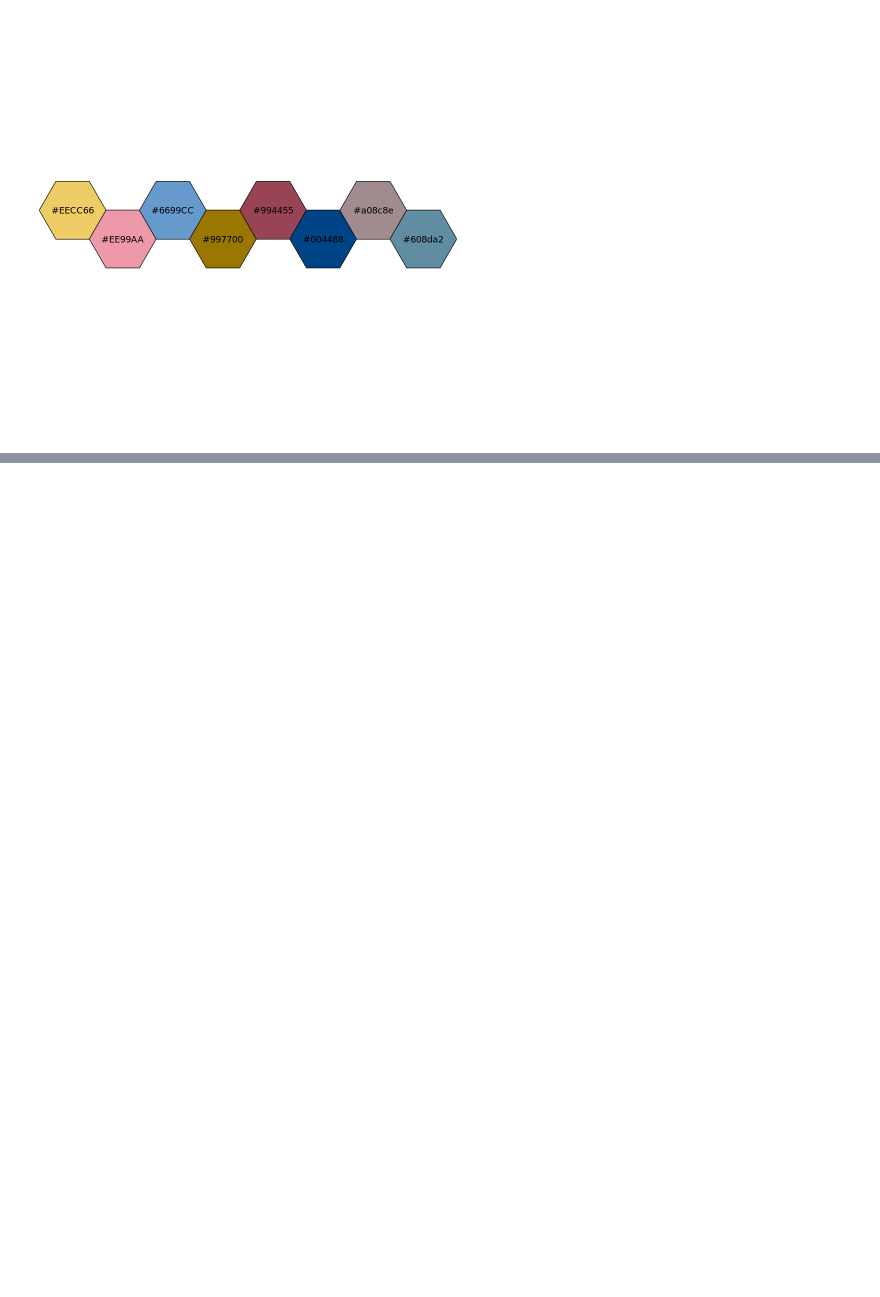
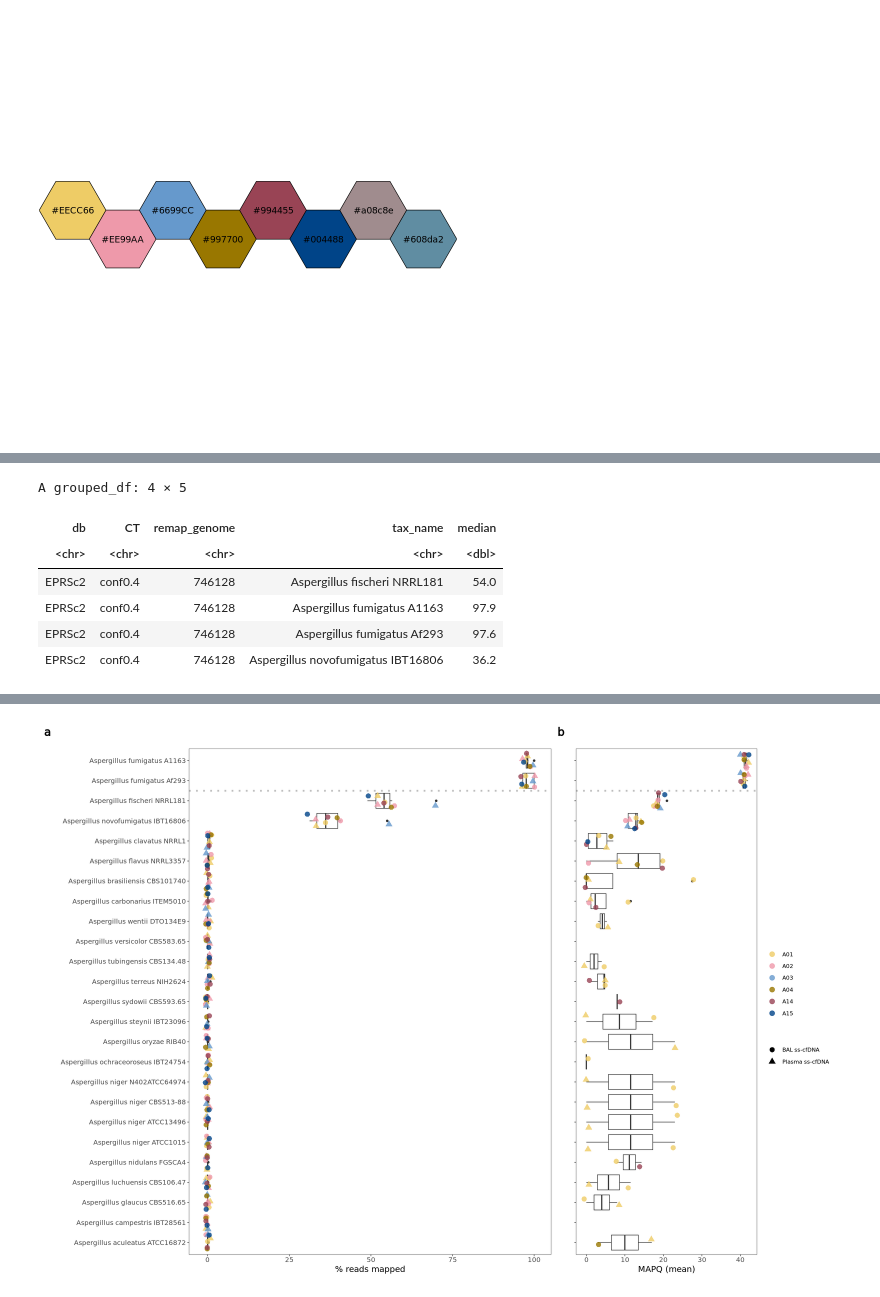
Before and after one commit to AEWesdorp/cfSPI, a Jupyter notebook: figures/Suppl_Figures/Suppl_Fig.14&15_remapping_Aspergillus.ipynb, the cells around one changed output, grey strips where cells are left out. Drawn from its saved outputs; the diff is of its cells as text; code cells hidden in the pictures; blank space fills up the shorter version.

```diff
--- a/figures/Suppl_Figures/Suppl_Fig.14&15_remapping_Aspergillus.ipynb
+++ b/figures/Suppl_Figures/Suppl_Fig.14&15_remapping_Aspergillus.ipynb
@@ -254,7 +301,7 @@ data_all_Asp <- bam_all_Asp %>%
               prct_mapped = n_mapped/n*100, mean_mapq = mean(na.rm = TRUE, mapq), .groups = "keep") %>%
     mutate(origin = ifelse(grepl(x = sample, pattern = "Basp"), yes = "BAL ss-cfDNA", no =
                     ifelse(grepl(x = sample, pattern = "Pasp"), yes = "Plasma ss-cfDNA", no = "HELP"))) %>%
-    mutate(tax_name = gsub(tax_name, pattern = "(?<=[a-z])([A-Z])", replacement = " ", perl = TRUE))  %>%
+    mutate(tax_name = gsub(tax_name, pattern = "(?<=[a-z])(?=[A-Z])", replacement = " ", perl = TRUE))  %>%
     mutate(sample_short = str_sub(sample, 1, 3)) %>%
     filter(sample %in% pos_samples) %>%
     mutate(sample = factor(sample, levels = pos_samples))
@@ -262,25 +309,28 @@ data_all_Asp <- bam_all_Asp %>%
 plot_prct_Asp <- data_all_Asp %>%
     ggplot() +
         geom_boxplot(aes(x = prct_mapped, y = reorder(tax_name, prct_mapped, FUN = median))) +
-        geom_point(aes(x = prct_mapped, y = reorder(tax_name, prct_mapped, FUN = median),
-                       col = sample_short, shape = origin), size = 5) +
+        geom_jitter(aes(x = prct_mapped, y = reorder(tax_name, prct_mapped, FUN = median),
+                       col = sample_short, shape = origin), size = 4, width=0.7) +
+        geom_hline(yintercept = 23.5, linetype = "dotted", linewidth = 1.5, color = "grey") +
         theme_bw() +
         xlab("% reads mapped") + ylab("") +
         ggtitle("") +
-        scale_color_manual(values = alpha(c(colors_mc), alpha = 0.5), na.value = NA, na.translate=FALSE) +
-        labs(colour="", shape = "") +
-        geom_rect(aes(xmin = -Inf, xmax = Inf, ymin = -Inf, ymax = 23.5), fill = "#F8F8F8", alpha = 0.01)
+        scale_color_manual(values = alpha(c(colors_mc), alpha = 0.8), na.value = NA, na.translate=FALSE) +
+        labs(colour="", shape = "") #+
+        #geom_rect(aes(xmin = -Inf, xmax = Inf, ymin = -Inf, ymax = 23.5), fill = "#F8F8F8", alpha = 0.01)
 
 plot_meanMAPQ_Asp <- data_all_Asp %>%
     ggplot() +
         geom_boxplot(aes(x = mean_mapq, y = reorder(tax_name, prct_mapped, FUN = median))) +
-        geom_point(aes(x = mean_mapq, y = reorder(tax_name, prct_mapped, FUN = median),
-                       col = sample_short, shape = origin), size = 5) +
+        geom_jitter(aes(x = mean_mapq, y = reorder(tax_name, prct_mapped, FUN = median),
+                       col = sample_short, shape = origin), size = 4, width=0.7) +
+        geom_hline(yintercept = 23.5, linetype = "dotted", linewidth = 1.5, color = "grey") +
         theme_bw() +
         xlab("MAPQ (mean)") + ylab("") +
-        scale_color_manual(values = alpha(c(colors_mc), alpha = 0.5), na.value = NA, na.translate=FALSE) +
+
+        scale_color_manual(values = alpha(c(colors_mc), alpha = 0.8), na.value = NA, na.translate=FALSE) +
         labs(colour="", shape = "") +
-        geom_rect(aes(xmin = -Inf, xmax = Inf, ymin = -Inf, ymax = 23.5), fill = "#F8F8F8", alpha = 0.01) +
+        #geom_rect(aes(xmin = -Inf, xmax = Inf, ymin = -Inf, ymax = 23.5), fill = "#F8F8F8", alpha = 0.01) +
         theme(axis.text.y = element_blank()) + guides(col = FALSE, shape = FALSE)
 
 data_all_Asp %>%
@@ -288,17 +338,28 @@ data_all_Asp %>%
     summarise(median = round(median(prct_mapped), digits = 1), .groups = "keep") %>%
     filter(median > 10)
 
-options(repr.plot.width=20, repr.plot.height=10)
-SuplFig14 <- plot_prct_Asp + plot_meanMAPQ_Asp +
+options(repr.plot.width=20, repr.plot.height=14)
+SuplFig14 <-
+    (plot_prct_Asp + labs(tag = "a")) +
+    (plot_meanMAPQ_Asp + labs(tag = "b")) +
     plot_layout(guides = "collect", widths = c(2,1)) &
     theme(legend.key.size = unit(0.75, 'cm'), legend.key.height = unit(0.75, 'cm'), legend.key.width = unit(0.75, 'cm'),
         text = element_text(size = 15), legend.text = element_text(size = 10, colour = "black"),
         plot.title = element_text(size = 15, face = "bold"),
-        panel.grid = element_line(colour = "white", linewidth = 2))
+        panel.grid = element_line(colour = "white", linewidth = 2),
+        plot.tag = element_text(face = 'bold', size = 20))
 
 SuplFig14
 
 ggsave("../../output/suppl_figures/SuplFig14_R.png",
-       SuplFig14, width = 20, height = 10)
+       SuplFig14, width = 20, height = 14)
 ggsave("../../output/suppl_figures/SuplFig14_R.pdf",
-       SuplFig14, width = 20, height = 10)
+       SuplFig14, width = 20, height = 14)
+# %% [output]
+A grouped_df: 4 × 5
+| db | CT | remap_genome | tax_name | median |
+| <chr> | <chr> | <chr> | <chr> | <dbl> |
+| EPRSc2 | conf0.4 | 746128 | Aspergillus fischeri NRRL181 | 54.0 |
+| EPRSc2 | conf0.4 | 746128 | Aspergillus fumigatus A1163 | 97.9 |
+| EPRSc2 | conf0.4 | 746128 | Aspergillus fumigatus Af293 | 97.6 |
+| EPRSc2 | conf0.4 | 746128 | Aspergillus novofumigatus IBT16806 | 36.2 |
@@ -304,0 +378 @@ ggsave("../../output/suppl_figures/SuplFig14_R.pdf",
+[figure, added]
```
Also changed, not shown: parts of 6 cells of this notebook, 18 other files.
